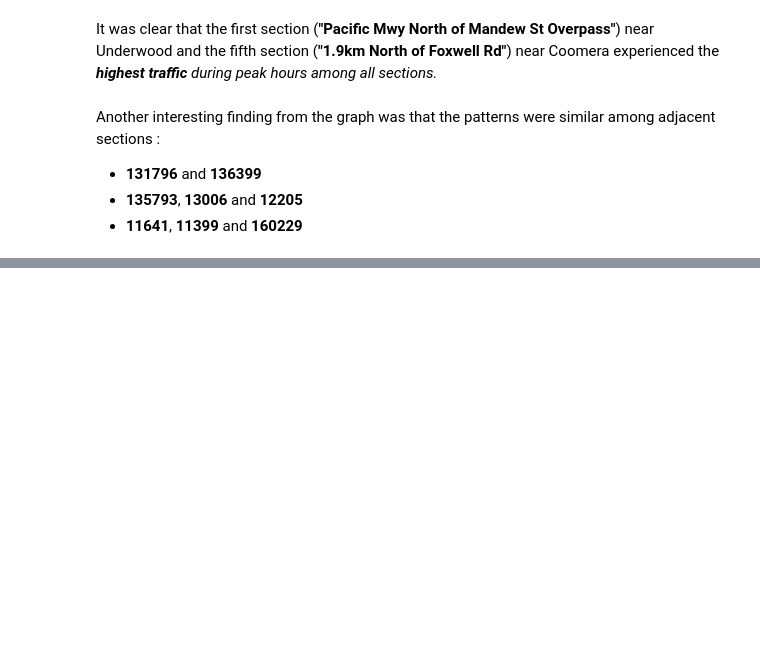
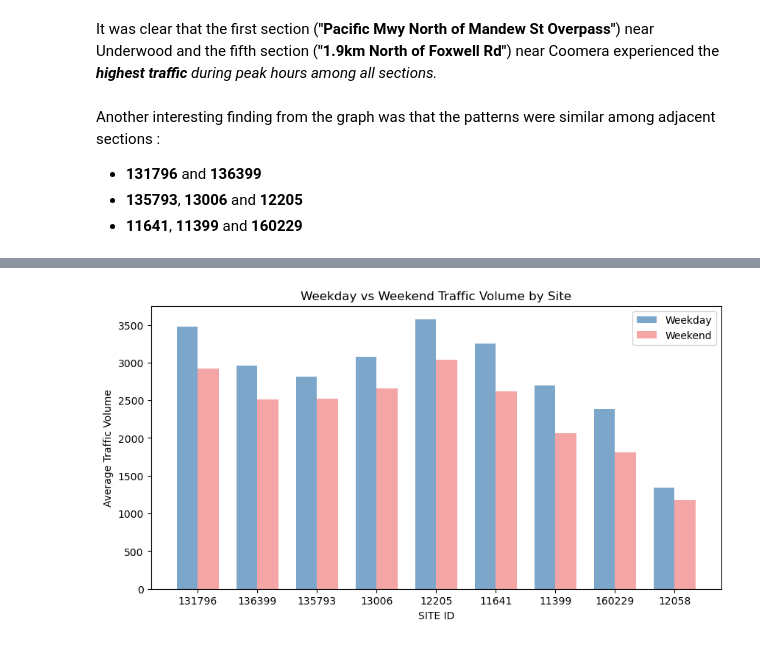
Before and after one commit to SuhyunKimm/M1MotorwayCongestionAnalysis, a Jupyter notebook: M1MotorwayCongestionAnalysis.ipynb, the cells around one changed output, grey strips where cells are left out. Drawn from its saved outputs; the diff is of its cells as text; code cells hidden in the pictures; blank space fills up the shorter version.

```diff
--- a/M1MotorwayCongestionAnalysis.ipynb
+++ b/M1MotorwayCongestionAnalysis.ipynb
@@ -181,0 +247,23 @@ Another interesting finding from the graph was that the patterns were similar am
+# %%
+def make_side_bar_chart(df, ylabel) :
+    w = 0.35
+    x = np.arange(len(sites))
+
+    plt.figure(figsize=(10,5))
+
+    plt.bar(x-w/2, df['WEEKDAY_AVERAGE'], w, label = 'Weekday', color = 'steelblue', alpha = 0.7)
+    plt.bar(x+w/2, df['WEEKEND_AVERAGE'], w, label = 'Weekend', color = 'lightcoral', alpha = 0.7)
+
+    plt.xticks(x, sites)
+
+    plt.xlabel('SITE ID')
+    plt.ylabel(ylabel)
+    plt.title('Weekday vs Weekend Traffic Volume by Site')
+
+    plt.legend()
+
+    plt.show()
+# %%
+# Calculate mean value of average weekday and weekends traffic counts in different sites
+traffic_wds_wks_avg = m1_traffic_df.groupby('SITE_ID')[['WEEKDAY_AVERAGE','WEEKEND_AVERAGE']].mean().reindex(site_order).reset_index()
+traffic_wds_wks_avg
@@ -181,0 +281,4 @@ Another interesting finding from the graph was that the patterns were similar am
+# %%
+make_side_bar_chart(traffic_wds_wks_avg, "Average Traffic Volume")
+# %% [output]
+[figure, added]
```
Also changed, not shown: parts of 17 cells of this notebook.
